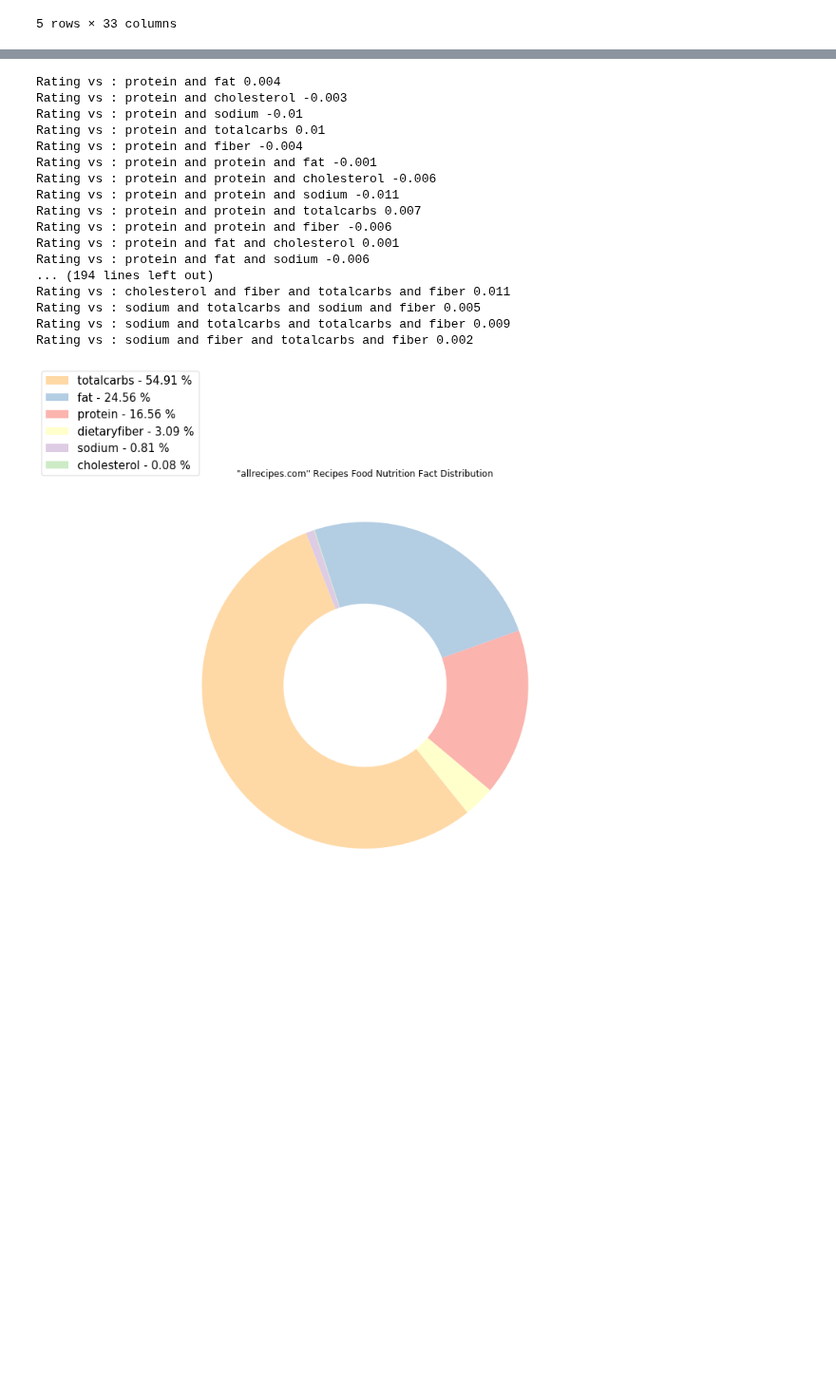
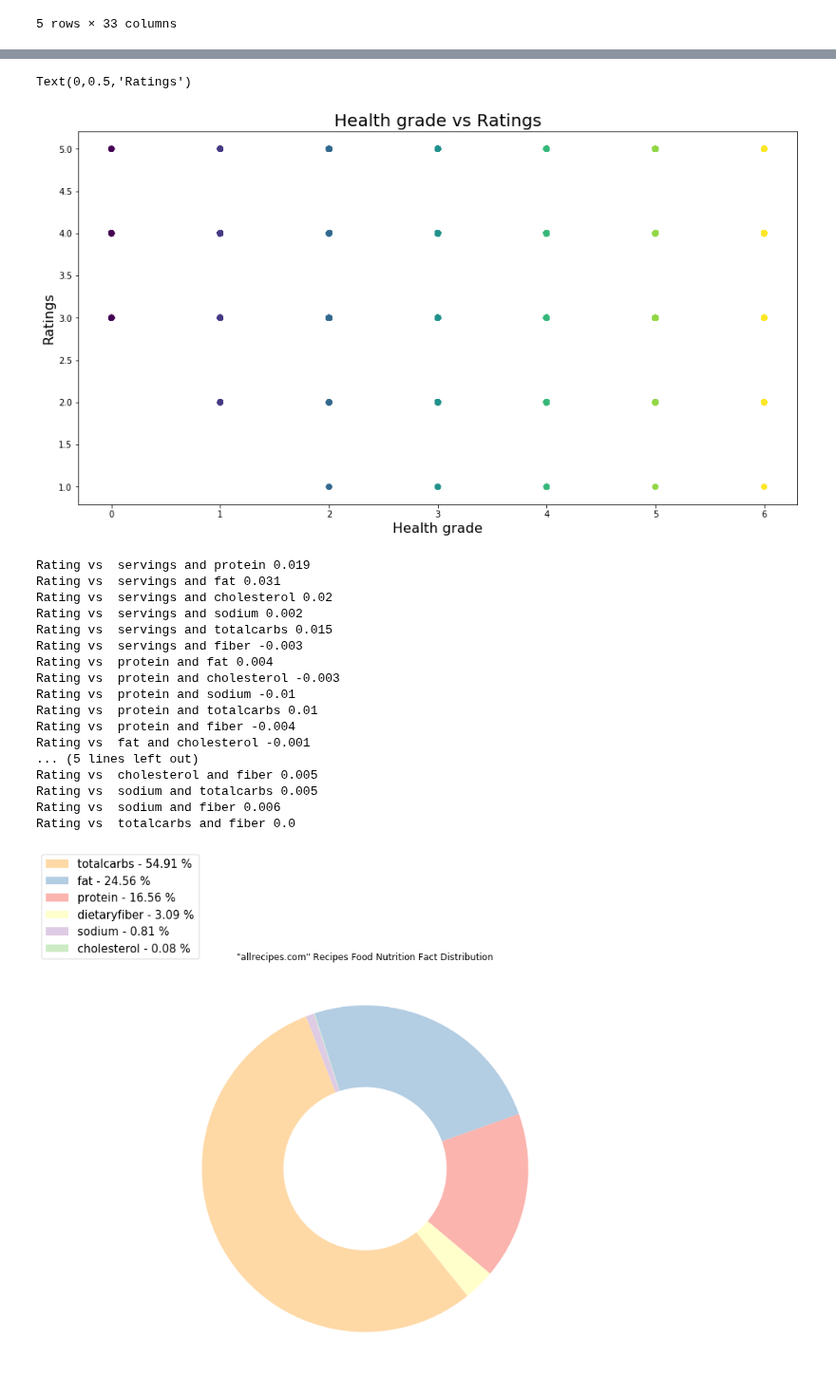
Before and after one commit to leonardoperrone/smart-recipes, a Jupyter notebook: Unified Dataset .ipynb, the cells around one changed output, grey strips where cells are left out. Shown at 95% size. Cells and saved outputs as stored; diff of their text form; code cells hidden in the pictures; blank space fills up the shorter version.

Commit message:
health grade added to dataframe

```diff
--- a/Unified Dataset .ipynb
+++ b/Unified Dataset .ipynb
@@ -72,0 +100,10 @@ full_set_test1.head()
+# %%
+# normal_health_rating= (0.15 * 5 + 1.2 * 5 + 32.5 * 4)
+full_set_test1['protein healthy?'] = full_set_test1['protein'] <= 25
+full_set_test1['fat healthy?'] = full_set_test1['fat'] <= 32.5
+full_set_test1['carbs healthy?'] = full_set_test1['fat'] <= 150
+full_set_test1['cholesterol healthy?'] = full_set_test1['fat'] <= 0.15
+full_set_test1['sodium healthy?'] = full_set_test1['fat'] <= 1.2
+full_set_test1['fiber healthy?'] = full_set_test1['fat'] <= 15
+full_set_test1['Healthy grade'] = sum([full_set_test1['protein healthy?'], full_set_test1['fat healthy?'], full_set_test1['carbs healthy?'],full_set_test1['cholesterol healthy?'], full_set_test1['sodium healthy?'], full_set_test1['fiber healthy?']])
+full_set_test1.head()
@@ -73,3 +118,15 @@ full_set_test1.head()
+# %%
+# Scatterplot
+plt.figure(figsize=(15,8))
+plt.scatter(full_set_test1['Healthy grade'], full_set_test1['rating'], c=full_set_test1['Healthy grade'])
+
+#assign labels and title
+plt.title('Health grade vs Ratings', fontsize=20)
+plt.xlabel('Health grade', fontsize=16)
+plt.ylabel('Ratings', fontsize=16)
+# %% [output]
+Text(0,0.5,'Ratings')
+[figure, added]
 # %%
 cols = list(full_set_test1.columns)
 cols.remove('rating')
@@ -80,26 +137,26 @@ for comb in new_comb_list:
     col = ' and '.join(comb)
     full_set_test1[col] = full_set_test1[comb[0]] *full_set_test1[comb[1]]
     pearson_corr, _ = pearsonr(full_set_test1['rating'], full_set_test1[col])
-    print('Rating vs :', col , round(pearson_corr,3))
+    print('Rating vs ', col , round(pearson_corr,3))
 # full_set_test1.head()
 # %% [output]
-Rating vs : protein and fat 0.004
-Rating vs : protein and cholesterol -0.003
-Rating vs : protein and sodium -0.01
-Rating vs : protein and totalcarbs 0.01
-Rating vs : protein and fiber -0.004
-Rating vs : protein and protein and fat -0.001
-Rating vs : protein and protein and cholesterol -0.006
-Rating vs : protein and protein and sodium -0.011
-Rating vs : protein and protein and totalcarbs 0.007
-Rating vs : protein and protein and fiber -0.006
-Rating vs : protein and fat and cholesterol 0.001
-Rating vs : protein and fat and sodium -0.006
-... (194 lines left out)
-Rating vs : cholesterol and fiber and totalcarbs and fiber 0.011
-Rating vs : sodium and totalcarbs and sodium and fiber 0.005
-Rating vs : sodium and totalcarbs and totalcarbs and fiber 0.009
-Rating vs : sodium and fiber and totalcarbs and fiber 0.002
+Rating vs  servings and protein 0.019
+Rating vs  servings and fat 0.031
+Rating vs  servings and cholesterol 0.02
+Rating vs  servings and sodium 0.002
+Rating vs  servings and totalcarbs 0.015
+Rating vs  servings and fiber -0.003
+Rating vs  protein and fat 0.004
+Rating vs  protein and cholesterol -0.003
+Rating vs  protein and sodium -0.01
+Rating vs  protein and totalcarbs 0.01
+Rating vs  protein and fiber -0.004
+Rating vs  fat and cholesterol -0.001
+... (5 lines left out)
+Rating vs  cholesterol and fiber 0.005
+Rating vs  sodium and totalcarbs 0.005
+Rating vs  sodium and fiber 0.006
+Rating vs  totalcarbs and fiber 0.0
 # %%
 pearson_corr, _ = pearsonr(full_set_test1['rating'], full_set_test1['protein'])
 print('Rating vs Protein:', round(pearson_corr,3))
```
Also changed, not shown: parts of 4 cells of this notebook.
